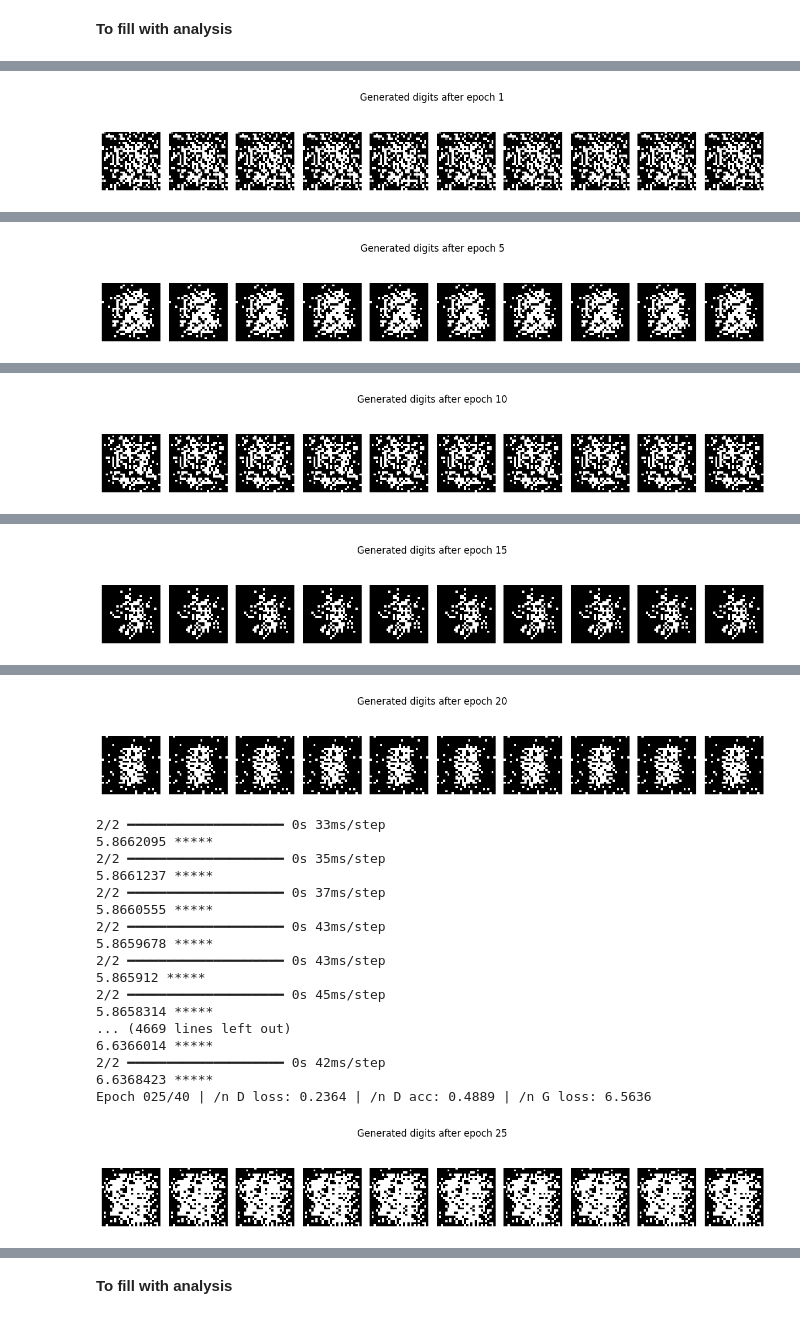
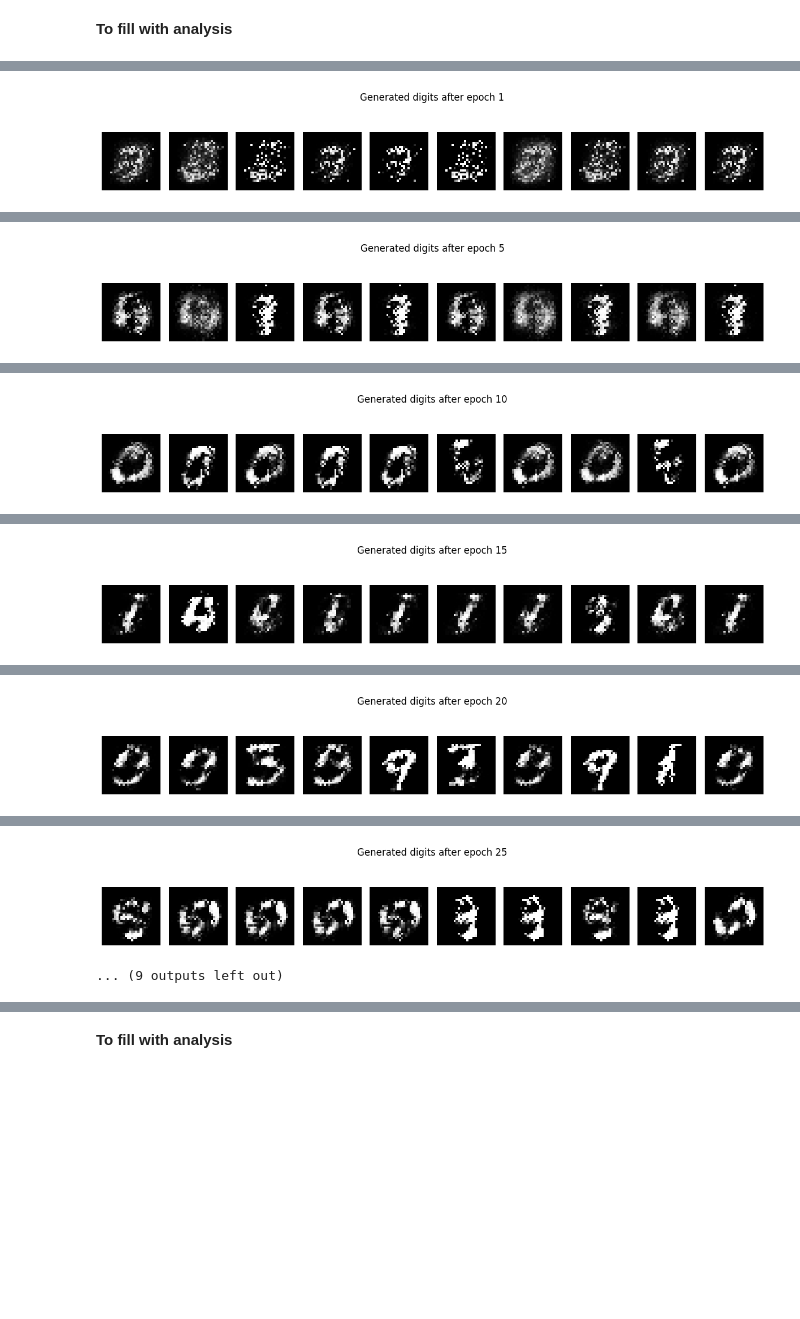
Before and after one commit to math869c/ST463_project, a Jupyter notebook: question_4.ipynb, the cells around one changed output, grey strips where cells are left out. Cells and saved outputs as stored; diff of their text form; code cells hidden in the pictures; blank space fills up the shorter version.

```diff
--- a/question_4.ipynb
+++ b/question_4.ipynb
@@ -219,8 +57,8 @@ def sample_real_images(X, n_samples, smooth_real_labels=True):
   x_real = X[id]
 
   y_real = np.ones((n_samples, 1))
-  if smooth_real_labels:
-    y_real *= 0.9
+  #if smooth_real_labels:
+  #  y_real *= 0.9
 
   return x_real, y_real
 
@@ -229,7 +67,7 @@ def sample_fake_images(generator, z_dim, n_samples):
   Generate a mini-batch of fake images which get assigned a corresponding 0 label
   """
   noise = sample_noise(n_samples, z_dim)
-  x_fake = generator.predict(noise)
+  x_fake = generator.predict(noise, verbose=0)
   y_fake = np.zeros((n_samples, 1), dtype=np.float32)
   return x_fake, y_fake
 # %% [markdown]
@@ -353,8 +200,12 @@ def train_mnist_gan(X, z_dim=100,epochs=40, batch_size=128, sample_interval=5, s
     This function calls our training procedure for the GAN model
 
     """
+    # step 1, build discriminator and compile
+    discriminator = build_discriminator(img_dim=X.shape[1], lr=d_lr)
+
+    # step 2
     generator = build_generator(z_dim=z_dim, img_dim=X.shape[1], lr=g_lr)
-    discriminator = build_discriminator(img_dim=X.shape[1], lr=d_lr)
+
     gan = build_gan(generator, discriminator, lr=g_lr)
 
     history = {"d_loss": [], "d_acc": [], "g_loss": []}
@@ -369,19 +220,21 @@ def train_mnist_gan(X, z_dim=100,epochs=40, batch_size=128, sample_interval=5, s
             x_real, y_real = sample_real_images(X, half_batch, smooth_real_labels=smooth_real_labels) # real images sampled from our dataset via our mini-batch assembly function
             x_fake, y_fake = sample_fake_images(generator, z_dim, half_batch) #fake images produced by our generator model with the specified parameters
 
+            discriminator.trainable = True
             d_real = discriminator.train_on_batch(x_real, y_real) # d_real is the return value of the training procedure - i.e. our loss and accuracy when completing training on the real labelled images
             d_fake = discriminator.train_on_batch(x_fake, y_fake) # # d_real is the return value of the training procedure - i.e. our loss and accuracy when completing training on the fake generated images
 
             d_loss = 0.5 * (float(d_real[0]) + float(d_fake[0])) #our discriminator loss we can depitct as the average of the losses across the real and fake image classifications
             d_acc  = 0.5 * (float(d_real[1]) + float(d_fake[1])) # same as above for our accuracy
 
-            # generating our noise
-            noise = sample_noise(batch_size, z_dim)
-
-            # Generator wants discriminator to believe fake images are real
-            misleading_targets = np.ones((batch_size, 1), dtype=np.float32)
-
-            g_loss = gan.train_on_batch(noise, misleading_targets, return_dict=False)
+            discriminator.trainable = False
+            # the discriminator was outperforming the generator, so to give it an advantage, we do it twice
+            for _ in range(2):
+              # generating our noise
+              noise = sample_noise(batch_size, z_dim)
+              # Generator wants discriminator to believe fake images are real
+              misleading_targets = np.ones((batch_size, 1), dtype=np.float32)
+              g_loss = gan.train_on_batch(noise, misleading_targets, return_dict=False)
             #print(g_loss[0], "*****")
             g_loss = float(g_loss[0])
 
@@ -407,6 +260,7 @@ def train_mnist_gan(X, z_dim=100,epochs=40, batch_size=128, sample_interval=5, s
 **To fill with analysis**
 # %%
 # start by using z_dim as 100 as prescribed by the course guidelines
+z_dim =100
 generator, discriminator, gan, history = train_mnist_gan(X_train, z_dim=z_dim, epochs=40, batch_size=128, sample_interval=5, smooth_real_labels=True, verbose=True)
 plot_loss(history)
 plot_generated(generator, z_dim, n_ex=10, dim=(1,10), figsize=(12,2), title="Final generated Digits")
@@ -414,0 +272 @@ WARNING:tensorflow:5 out of the last 9 calls to <function TensorFlowTrainer.make
+[figure, new version]
@@ -432 +289 @@ Epoch 001/40 | /n D loss: 0.3344 | /n D acc: 0.4371 | /n G loss: 3.5114
-[figure, old version]
+[figure, new version]
@@ -450 +310 @@ Epoch 005/40 | /n D loss: 0.2295 | /n D acc: 0.4859 | /n G loss: 5.3315
-[figure, old version]
+[figure, new version]
@@ -468 +331 @@ Epoch 010/40 | /n D loss: 0.2095 | /n D acc: 0.4919 | /n G loss: 5.5662
-[figure, old version]
+[figure, new version]
@@ -486 +352 @@ Epoch 015/40 | /n D loss: 0.2006 | /n D acc: 0.4944 | /n G loss: 5.7525
-[figure, old version]
+[figure, new version]
@@ -504,19 +373,2 @@ Epoch 020/40 | /n D loss: 0.1959 | /n D acc: 0.4957 | /n G loss: 5.8755
-[figure, old version]
+[figure, new version]
-2/2 ━━━━━━━━━━━━━━━━━━━━ 0s 33ms/step
-5.8662095 *****
-2/2 ━━━━━━━━━━━━━━━━━━━━ 0s 35ms/step
-5.8661237 *****
-2/2 ━━━━━━━━━━━━━━━━━━━━ 0s 37ms/step
-5.8660555 *****
-2/2 ━━━━━━━━━━━━━━━━━━━━ 0s 43ms/step
-5.8659678 *****
-2/2 ━━━━━━━━━━━━━━━━━━━━ 0s 43ms/step
-5.865912 *****
-2/2 ━━━━━━━━━━━━━━━━━━━━ 0s 45ms/step
-5.8658314 *****
-... (4669 lines left out)
-6.6366014 *****
-2/2 ━━━━━━━━━━━━━━━━━━━━ 0s 42ms/step
-6.6368423 *****
-Epoch 025/40 | /n D loss: 0.2364 | /n D acc: 0.4889 | /n G loss: 6.5636
+... (9 outputs left out)
-[figure, old version]
```
Also changed, not shown: parts of 13 cells of this notebook.
